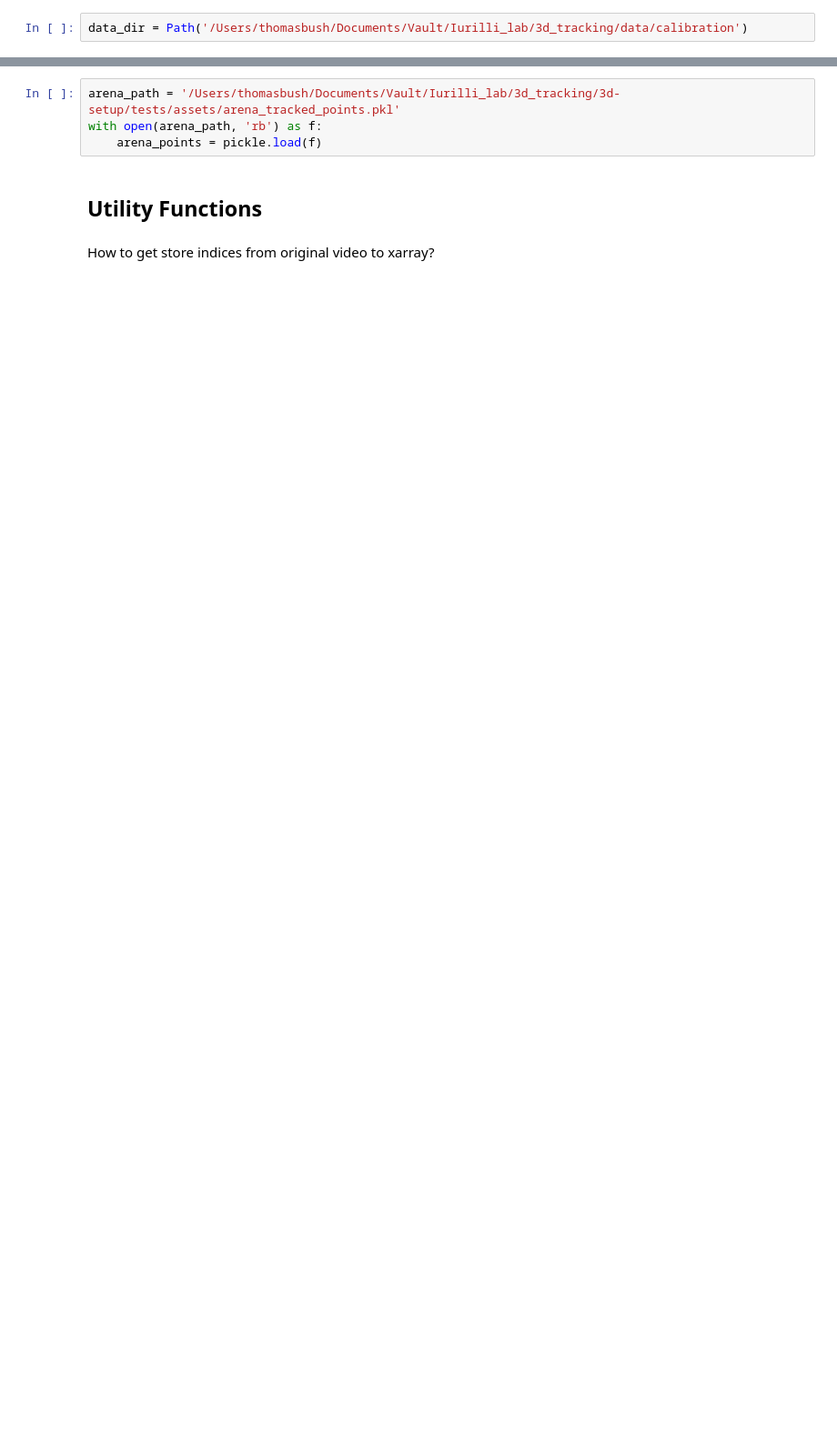
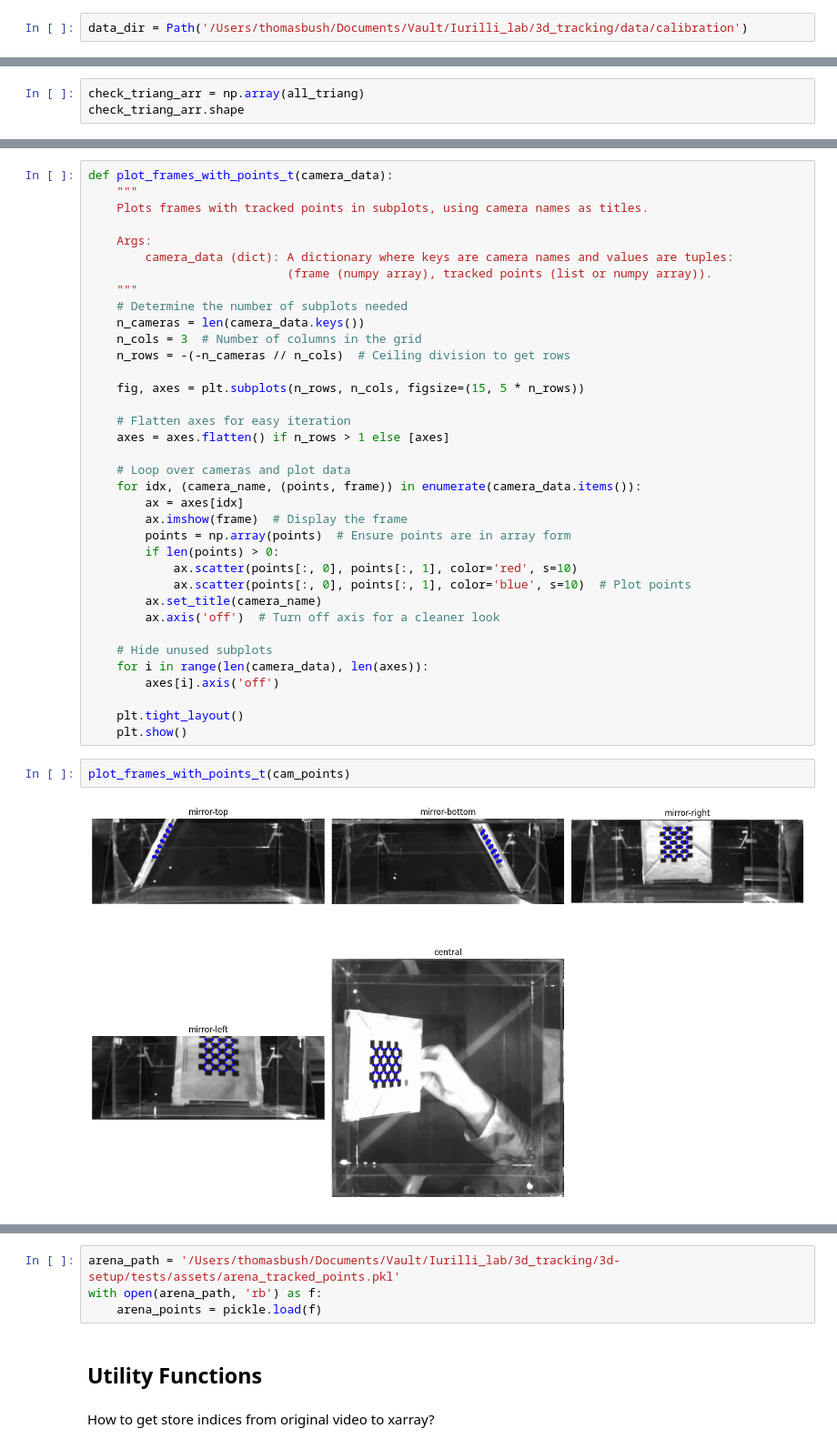
Before and after one commit to iurillilab/3d-setup, a Jupyter notebook: complete_pipeline/back_projection.ipynb, the cells around one changed output, grey strips where cells are left out. Shown at 91% size. Cells and saved outputs as stored; diff of their text form; blank space fills up the shorter version.

```diff
--- a/complete_pipeline/back_projection.ipynb
+++ b/complete_pipeline/back_projection.ipynb
@@ -66,0 +90,3 @@ fig.add_trace(go.Scatter3d(x=chec[:, 0], y=frame_points3d[:, 1], z=frame_points3
+# %%
+check_triang_arr = np.array(all_triang)
+check_triang_arr.shape
@@ -67 +225,41 @@ fig.add_trace(go.Scatter3d(x=chec[:, 0], y=frame_points3d[:, 1], z=frame_points3
+# %%
+def plot_frames_with_points_t(camera_data):
+    """
+    Plots frames with tracked points in subplots, using camera names as titles.
+
+    Args:
+        camera_data (dict): A dictionary where keys are camera names and values are tuples:
+                            (frame (numpy array), tracked points (list or numpy array)).
+    """
+    # Determine the number of subplots needed
+    n_cameras = len(camera_data.keys())
+    n_cols = 3  # Number of columns in the grid
+    n_rows = -(-n_cameras // n_cols)  # Ceiling division to get rows
+
+    fig, axes = plt.subplots(n_rows, n_cols, figsize=(15, 5 * n_rows))
+
+    # Flatten axes for easy iteration
+    axes = axes.flatten() if n_rows > 1 else [axes]
+
+    # Loop over cameras and plot data
+    for idx, (camera_name, (points, frame)) in enumerate(camera_data.items()):
+        ax = axes[idx]
+        ax.imshow(frame)  # Display the frame
+        points = np.array(points)  # Ensure points are in array form
+        if len(points) > 0:
+            ax.scatter(points[:, 0], points[:, 1], color='red', s=10)
+            ax.scatter(points[:, 0], points[:, 1], color='blue', s=10)  # Plot points
+        ax.set_title(camera_name)
+        ax.axis('off')  # Turn off axis for a cleaner look
+
+    # Hide unused subplots
+    for i in range(len(camera_data), len(axes)):
+        axes[i].axis('off')
+
+    plt.tight_layout()
+    plt.show()
+# %%
+plot_frames_with_points_t(cam_points)
+# %% [output]
+[figure, added]
 # %%
```
Also changed, not shown: parts of 42 cells of this notebook, 1 other file.
